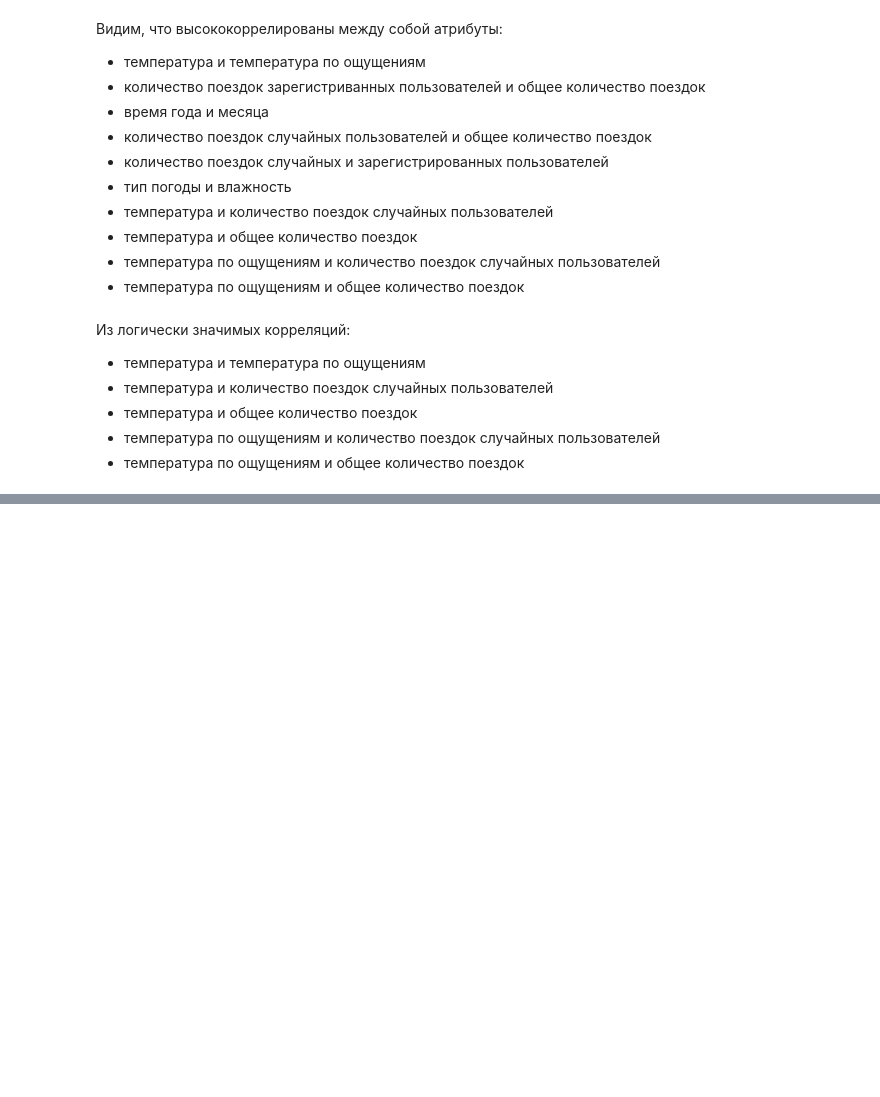
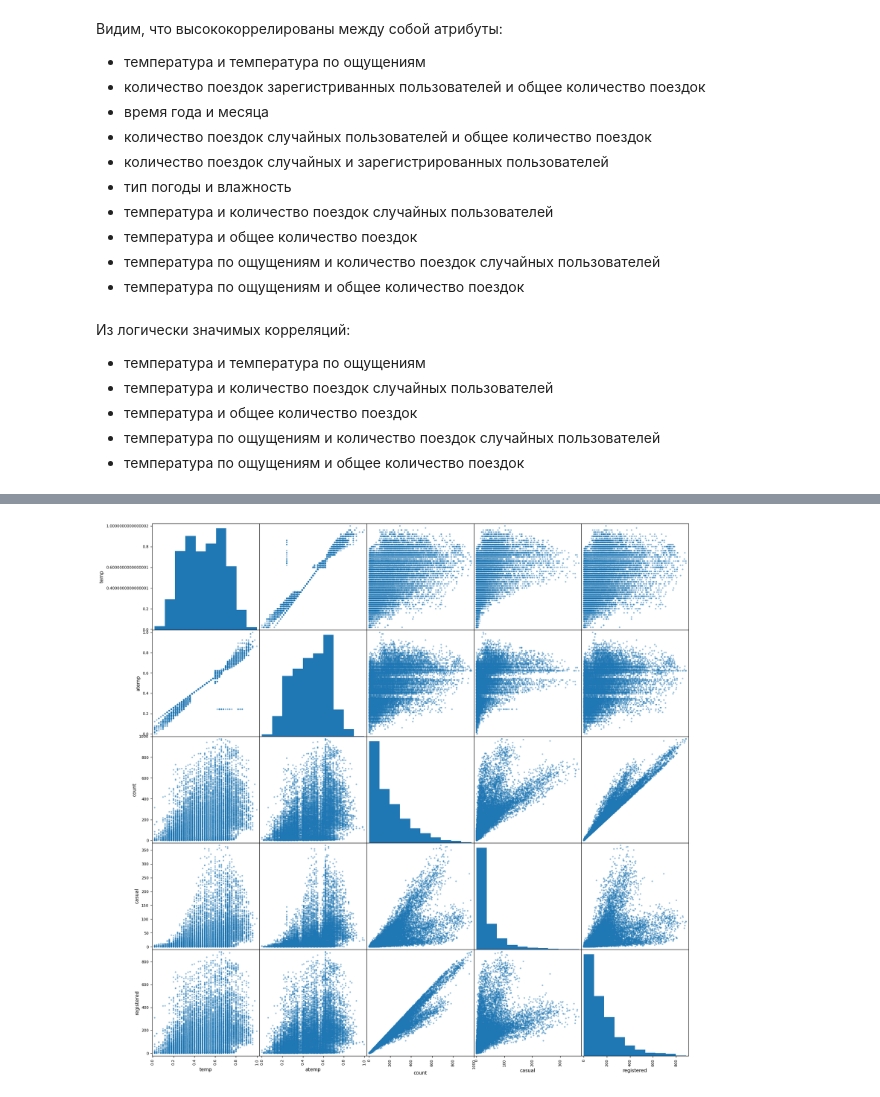
Before and after one commit to mayosen/leti-machine-learning, a Jupyter notebook: labs/Lab 1, 1376, Запанков Егор Алексеевич.ipynb, the cells around one changed output, grey strips where cells are left out. Drawn from its saved outputs; the diff is of its cells as text; code cells hidden in the pictures; blank space fills up the shorter version.

```diff
--- a/labs/Lab 1, 1376, Запанков Егор Алексеевич.ipynb
+++ b/labs/Lab 1, 1376, Запанков Егор Алексеевич.ipynb
@@ -282,0 +280,3 @@ pd.plotting.scatter_matrix(df, figsize=(20, 15));
+# %%
+selection = df[['temp', 'atemp', 'count', 'casual', 'registered']]
+selection.head()
@@ -282,0 +290,4 @@ pd.plotting.scatter_matrix(df, figsize=(20, 15));
+# %%
+pd.plotting.scatter_matrix(selection, figsize=(20, 20));
+# %% [output]
+[figure, added]
```
Also changed, not shown: parts of 15 cells of this notebook.
